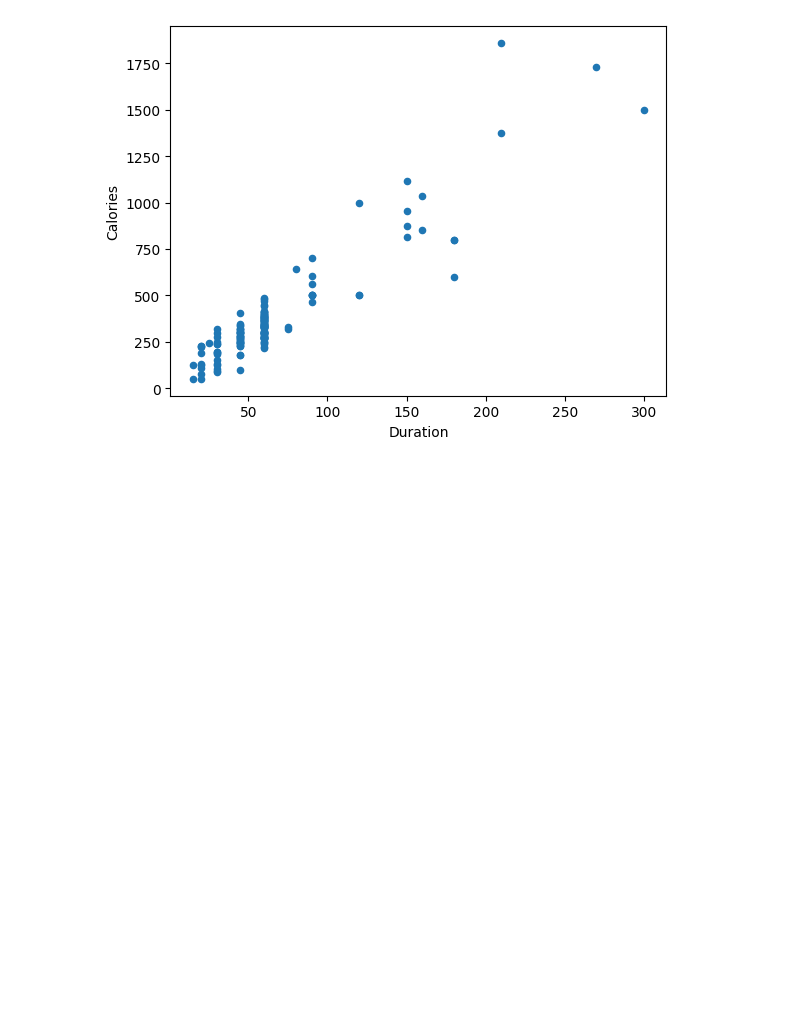
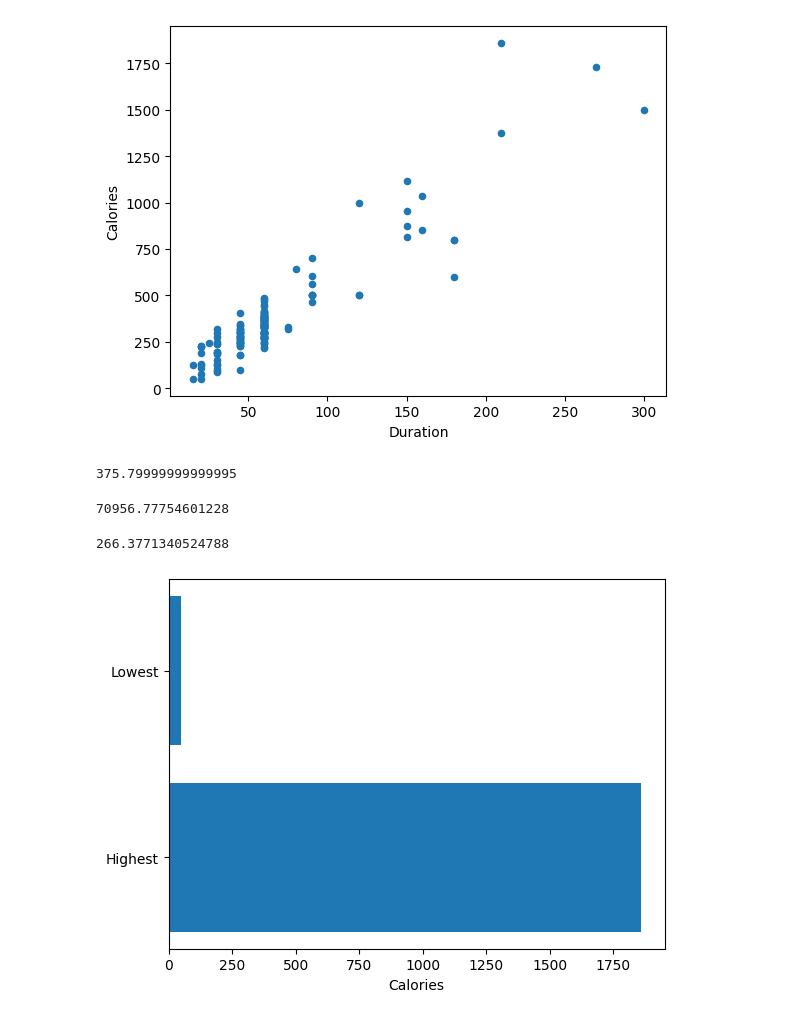
Before and after one commit to eduVieiraAF/Phyton, a Jupyter notebook: Pandas/tests.ipynb, the cells around one changed output. Saved outputs shown, nothing was run; the diff lists cells and outputs as text; code cells hidden in the pictures; blank space fills up the shorter version.

```diff
--- a/Pandas/tests.ipynb
+++ b/Pandas/tests.ipynb
@@ -44,3 +44,41 @@ data.plot(kind='scatter', x='Duration', y='Calories')
 plt.show()
 # %% [output]
 [figure]
+# %%
+
+#* calculate mean of Calories
+mean_calories = data['Calories'].mean()
+display(mean_calories)
+# %% [output]
+375.79999999999995
+# %%
+
+#* calculate variance of Calories
+varicance_calories = data['Calories'].var()
+display(varicance_calories)
+# %% [output]
+70956.77754601228
+# %%
+
+#* calculate standard deviation of Calories
+standard_deviation_calories = data['Calories'].std()
+display(standard_deviation_calories)
+# %% [output]
+266.3771340524788
+# %%
+
+# Collect the highest and lowest values of Calories
+highest_calories = data['Calories'].max()
+lowest_calories = data['Calories'].min()
+
+# Create a barh graph
+plt.barh(['Highest', 'Lowest'], [highest_calories, lowest_calories])
+
+# Add labels  with the values to the bar graph
+plt.xlabel('Calories')
+plt.ylabel('')
+
+# Display the bar graph
+plt.show()
+# %% [output]
+[figure, added]
```
